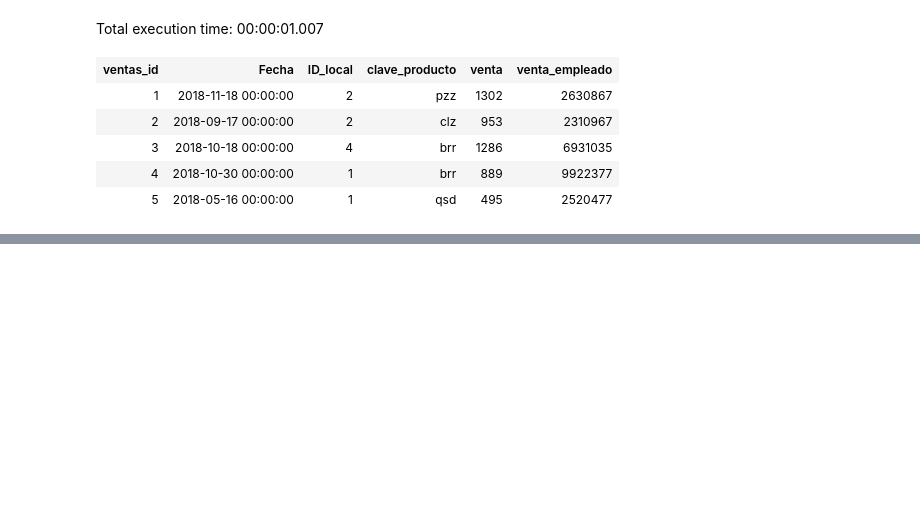
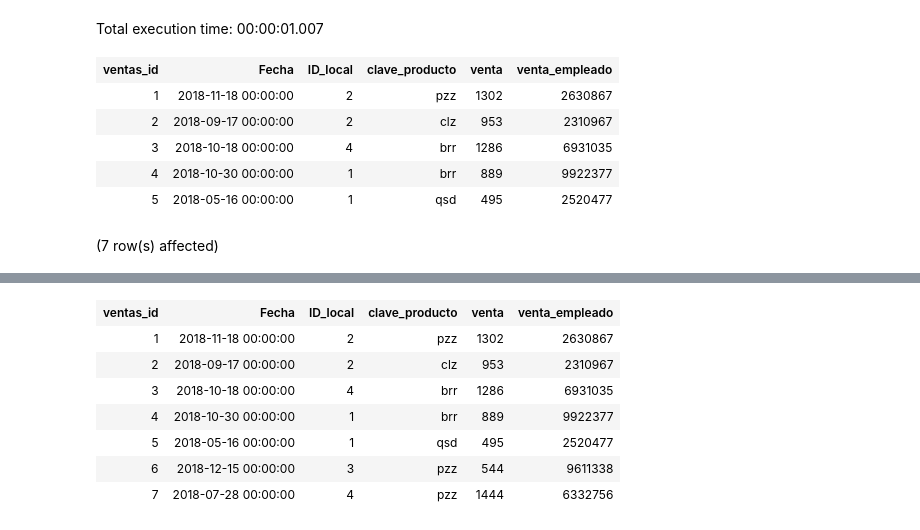
Before and after one commit to mizos0512/curso_sql, a Jupyter notebook: notebooks/clase_31.ipynb, the cells around one changed output, grey strips where cells are left out. Cells and saved outputs as stored; diff of their text form; code cells hidden in the pictures; blank space fills up the shorter version.

```diff
--- a/notebooks/clase_31.ipynb
+++ b/notebooks/clase_31.ipynb
@@ -788,3 +788,8 @@ Total execution time: 00:00:01.007
 | 3 | 2018-10-18 00:00:00 | 4 | brr | 1286 | 6931035 |
 | 4 | 2018-10-30 00:00:00 | 1 | brr | 889 | 9922377 |
 | 5 | 2018-05-16 00:00:00 | 1 | qsd | 495 | 2520477 |
+# %%
+SELECT * FROM datos.ventas
+LIMIT 7;
+# %% [output]
+(7 row(s) affected)
@@ -790,0 +797,8 @@ Total execution time: 00:00:01.007
+| ventas_id | Fecha | ID_local | clave_producto | venta | venta_empleado |
+| 1 | 2018-11-18 00:00:00 | 2 | pzz | 1302 | 2630867 |
+| 2 | 2018-09-17 00:00:00 | 2 | clz | 953 | 2310967 |
+| 3 | 2018-10-18 00:00:00 | 4 | brr | 1286 | 6931035 |
+| 4 | 2018-10-30 00:00:00 | 1 | brr | 889 | 9922377 |
+| 5 | 2018-05-16 00:00:00 | 1 | qsd | 495 | 2520477 |
+| 6 | 2018-12-15 00:00:00 | 3 | pzz | 544 | 9611338 |
+| 7 | 2018-07-28 00:00:00 | 4 | pzz | 1444 | 6332756 |
```
Also changed, not shown: parts of 1 cell of this notebook.
